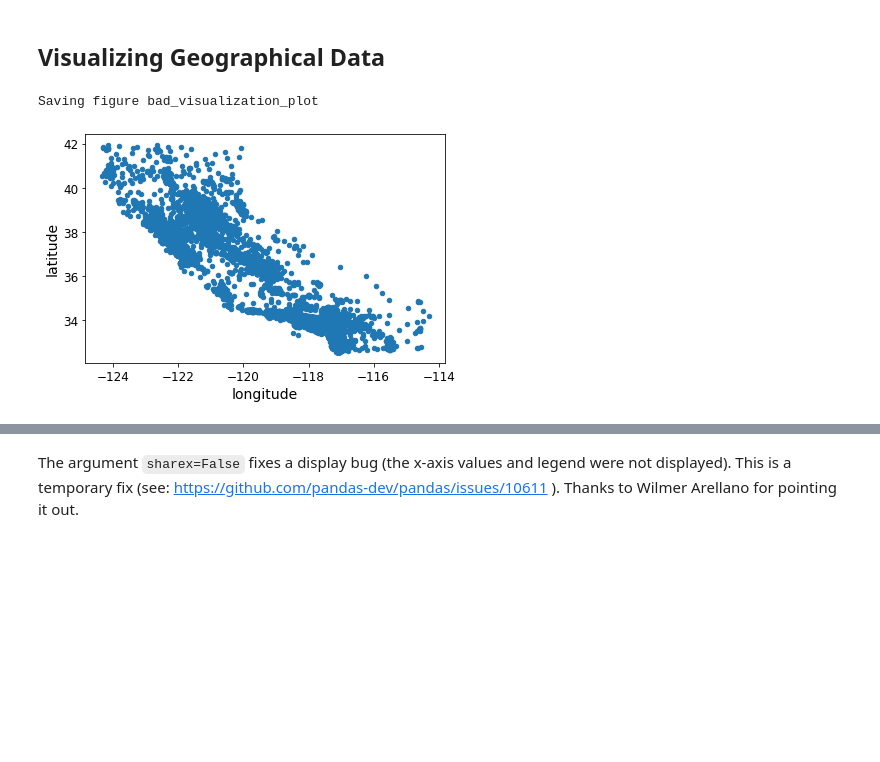
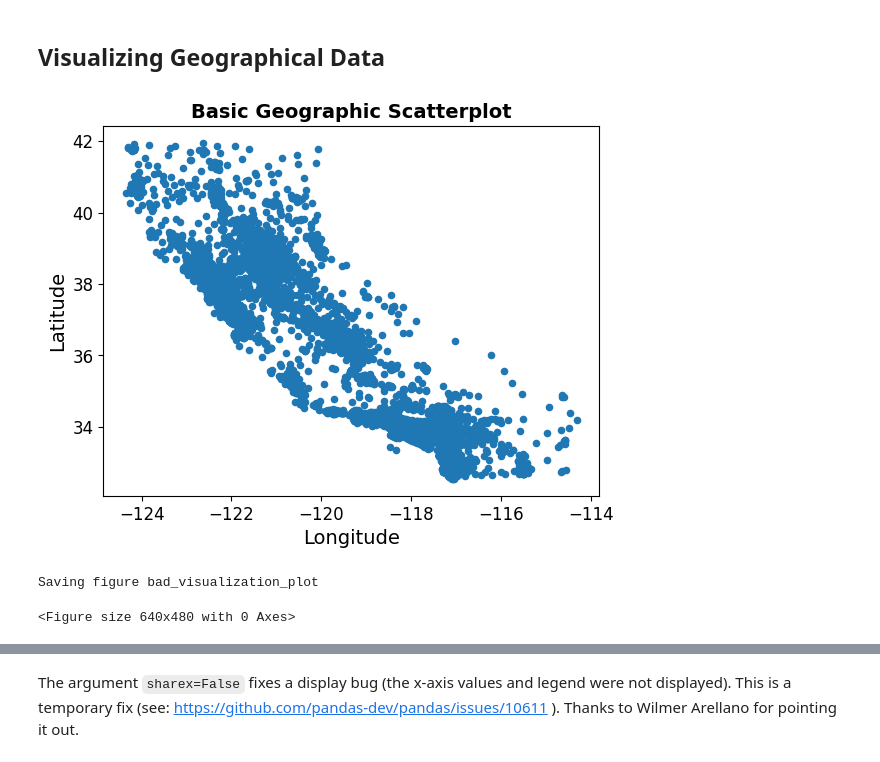
Before and after one commit to ramalias/hands-on_machine-learning_practice, a Jupyter notebook: 02_end_to_end_machine_learning_project.ipynb, the cells around one changed output, grey strips where cells are left out. Cells and saved outputs as stored; diff of their text form; code cells hidden in the pictures; blank space fills up the shorter version.

```diff
--- a/02_end_to_end_machine_learning_project.ipynb
+++ b/02_end_to_end_machine_learning_project.ipynb
@@ -331,9 +335,14 @@ housing = strat_train_set.copy()
 ## Visualizing Geographical Data
 # %%
 housing.plot(kind="scatter", x="longitude", y="latitude")
+plt.title("Basic Geographic Scatterplot", fontsize=14, fontweight="bold")
+plt.xlabel("Longitude")
+plt.ylabel("Latitude")
+plt.show()
 save_fig("bad_visualization_plot")
 # %% [output]
+[figure, new version]
 Saving figure bad_visualization_plot
-[figure, old version]
+<Figure size 640x480 with 0 Axes>
 # %%
 housing.plot(kind="scatter", x="longitude", y="latitude", alpha=0.1)
```
Also changed, not shown: parts of 90 cells of this notebook.
